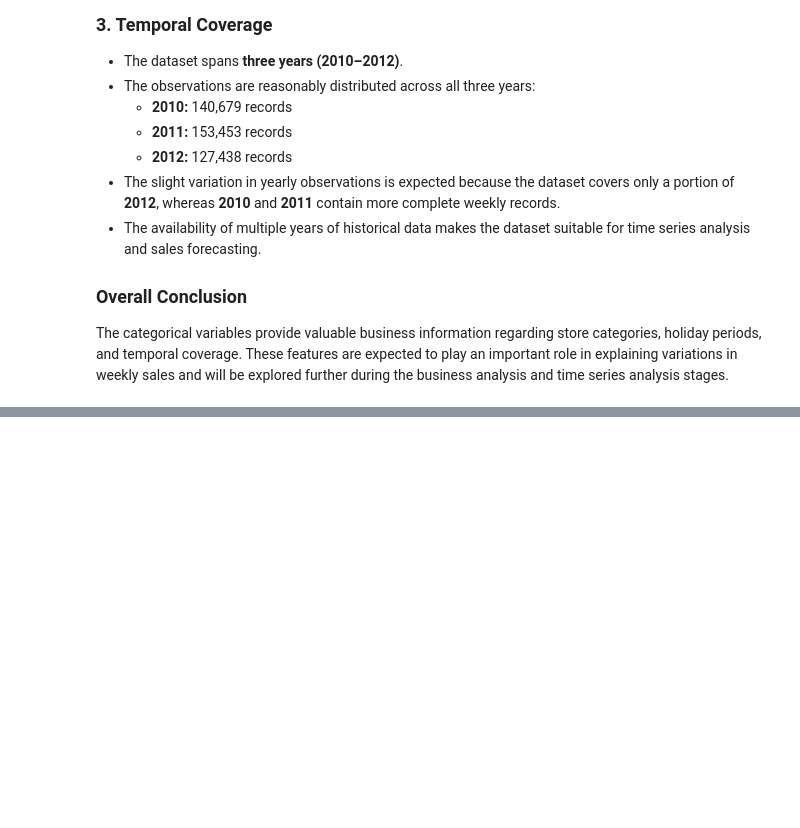
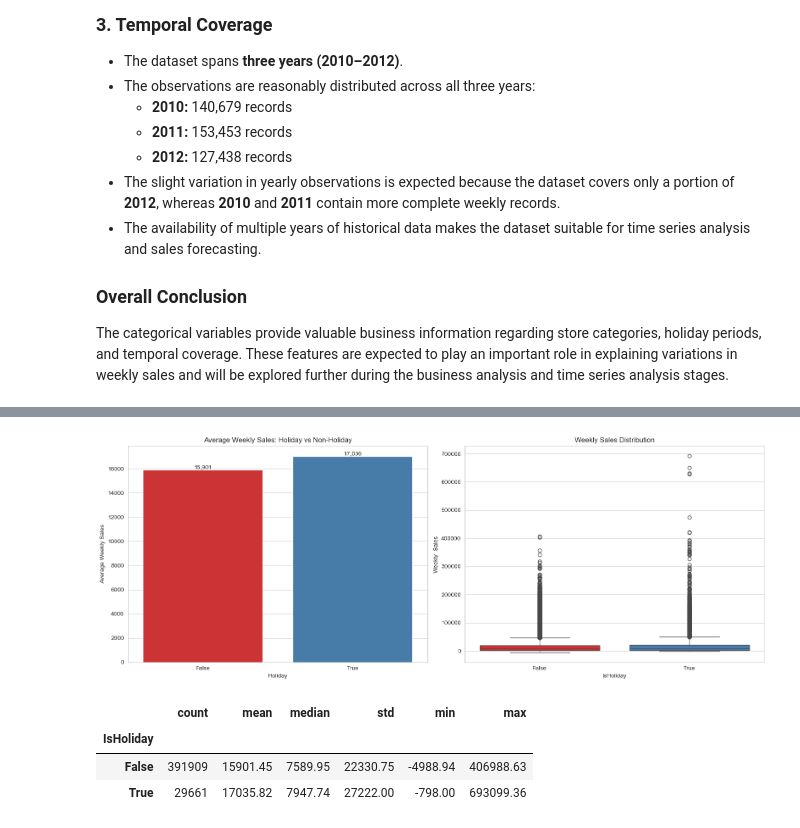
Before and after one commit to sauryaprakash004-crypto/Python, a Jupyter notebook: Classes/eda.ipynb, the cells around one changed output, grey strips where cells are left out. Drawn from its saved outputs; the diff is of its cells as text; code cells hidden in the pictures; blank space fills up the shorter version.

```diff
--- a/Classes/eda.ipynb
+++ b/Classes/eda.ipynb
@@ -894,0 +980,55 @@ The categorical variables provide valuable business information regarding store
+# %%
+fig, axes = plt.subplots(1,2, figsize=(16,6))
+
+# Average Sales
+holiday_sales = (
+    df.groupby('IsHoliday')['Weekly_Sales']
+      .mean()
+)
+
+sns.barplot(
+    x=holiday_sales.index.astype(str),
+    y=holiday_sales.values,
+    palette='Set1',
+    ax=axes[0]
+)
+
+axes[0].set_title("Average Weekly Sales: Holiday vs Non-Holiday")
+axes[0].set_xlabel("Holiday")
+axes[0].set_ylabel("Average Weekly Sales")
+
+for i, value in enumerate(holiday_sales.values):
+    axes[0].text(i, value, f"{value:,.0f}",
+                 ha='center',
+                 va='bottom',
+                 fontsize=10)
+
+# Boxplot
+
+sns.boxplot(
+    data=df,
+    x='IsHoliday',
+    y='Weekly_Sales',
+    palette='Set1',
+    ax=axes[1]
+)
+
+axes[1].set_title("Weekly Sales Distribution")
+
+plt.tight_layout()
+plt.show()
+# %% [output]
+[figure, added]
+# %%
+holiday_summary = (
+    df.groupby('IsHoliday')['Weekly_Sales']
+      .agg(['count','mean','median','std','min','max'])
+      .round(2)
+)
+
+holiday_summary
+# %% [output]
+|  | count | mean | median | std | min | max |
+| IsHoliday |  |  |  |  |  |  |
+| False | 391909 | 15901.45 | 7589.95 | 22330.75 | -4988.94 | 406988.63 |
+| True | 29661 | 17035.82 | 7947.74 | 27222.00 | -798.00 | 693099.36 |
```
Also changed, not shown: parts of 24 cells of this notebook.
